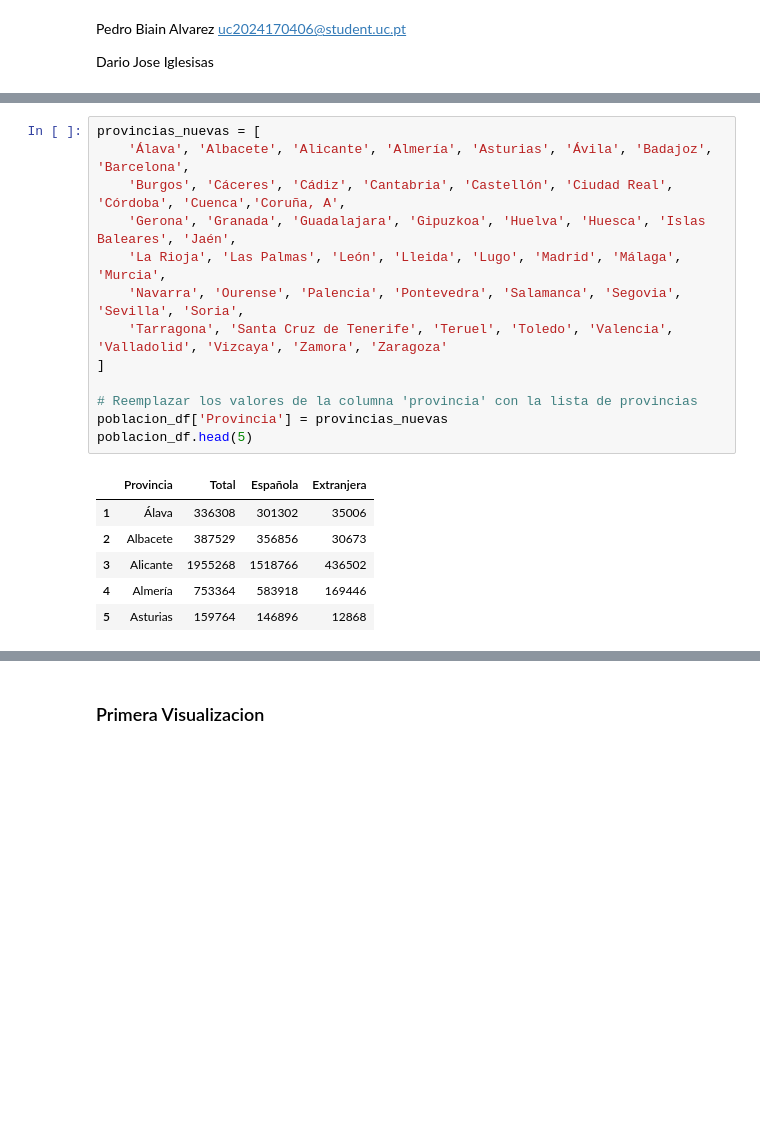
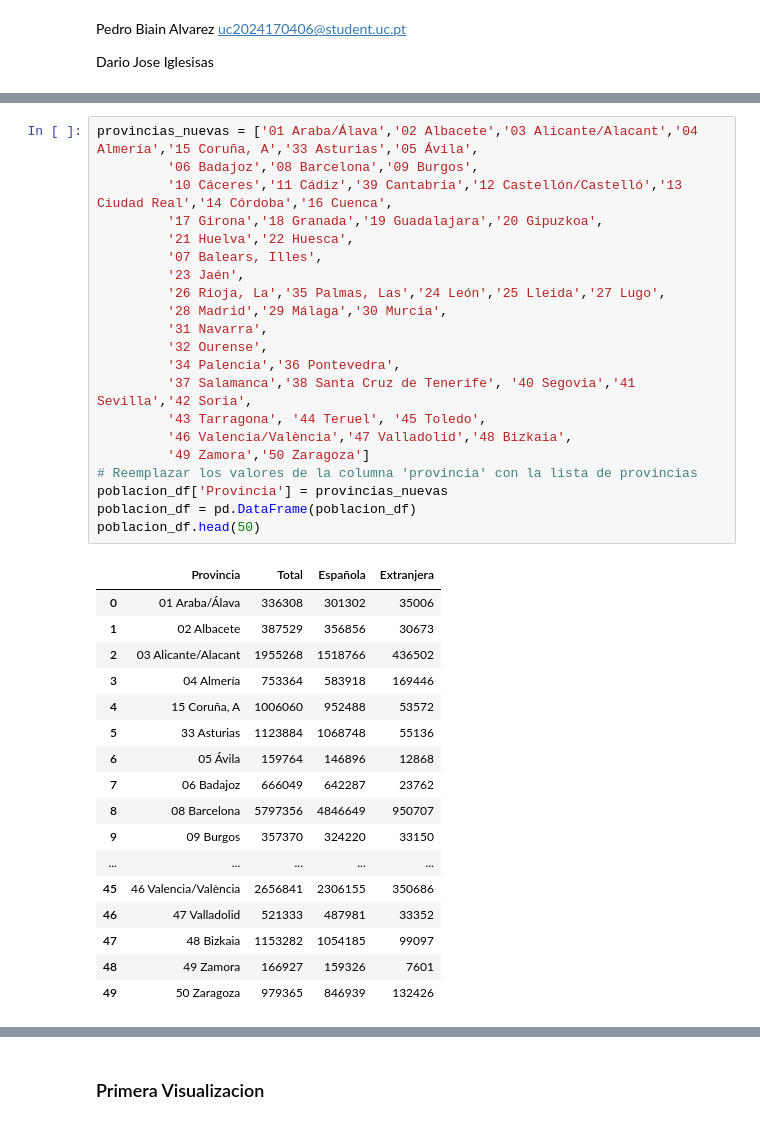
Before and after one commit to Pedrobiain10/VD-Project, a Jupyter notebook: prueba2.ipynb, the cells around one changed output, grey strips where cells are left out. Cells and saved outputs as stored; diff of their text form; blank space fills up the shorter version.

```diff
--- a/prueba2.ipynb
+++ b/prueba2.ipynb
@@ -24,22 +77,41 @@ poblacion_df.tail()
 # %%
-provincias_nuevas = [
-    'Álava', 'Albacete', 'Alicante', 'Almería', 'Asturias', 'Ávila', 'Badajoz', 'Barcelona',
-    'Burgos', 'Cáceres', 'Cádiz', 'Cantabria', 'Castellón', 'Ciudad Real', 'Córdoba', 'Cuenca','Coruña, A',
-    'Gerona', 'Granada', 'Guadalajara', 'Gipuzkoa', 'Huelva', 'Huesca', 'Islas Baleares', 'Jaén',
-    'La Rioja', 'Las Palmas', 'León', 'Lleida', 'Lugo', 'Madrid', 'Málaga', 'Murcia',
-    'Navarra', 'Ourense', 'Palencia', 'Pontevedra', 'Salamanca', 'Segovia', 'Sevilla', 'Soria',
-    'Tarragona', 'Santa Cruz de Tenerife', 'Teruel', 'Toledo', 'Valencia', 'Valladolid', 'Vizcaya', 'Zamora', 'Zaragoza'
-]
-
+provincias_nuevas = ['01 Araba/Álava','02 Albacete','03 Alicante/Alacant','04 Almería','15 Coruña, A','33 Asturias','05 Ávila',
+         '06 Badajoz','08 Barcelona','09 Burgos',
+         '10 Cáceres','11 Cádiz','39 Cantabria','12 Castellón/Castelló','13 Ciudad Real','14 Córdoba','16 Cuenca',
+         '17 Girona','18 Granada','19 Guadalajara','20 Gipuzkoa',
+         '21 Huelva','22 Huesca',
+         '07 Balears, Illes',
+         '23 Jaén',
+         '26 Rioja, La','35 Palmas, Las','24 León','25 Lleida','27 Lugo',
+         '28 Madrid','29 Málaga','30 Murcia',
+         '31 Navarra',
+         '32 Ourense',
+         '34 Palencia','36 Pontevedra',
+         '37 Salamanca','38 Santa Cruz de Tenerife', '40 Segovia','41 Sevilla','42 Soria',
+         '43 Tarragona', '44 Teruel', '45 Toledo',
+         '46 Valencia/València','47 Valladolid','48 Bizkaia',
+         '49 Zamora','50 Zaragoza']
 # Reemplazar los valores de la columna 'provincia' con la lista de provincias
 poblacion_df['Provincia'] = provincias_nuevas
-poblacion_df.head(5)
+poblacion_df = pd.DataFrame(poblacion_df)
+poblacion_df.head(50)
 # %% [output]
 |  | Provincia | Total | Española | Extranjera |
-| 1 | Álava | 336308 | 301302 | 35006 |
-| 2 | Albacete | 387529 | 356856 | 30673 |
-| 3 | Alicante | 1955268 | 1518766 | 436502 |
-| 4 | Almería | 753364 | 583918 | 169446 |
-| 5 | Asturias | 159764 | 146896 | 12868 |
+| 0 | 01 Araba/Álava | 336308 | 301302 | 35006 |
+| 1 | 02 Albacete | 387529 | 356856 | 30673 |
+| 2 | 03 Alicante/Alacant | 1955268 | 1518766 | 436502 |
+| 3 | 04 Almería | 753364 | 583918 | 169446 |
+| 4 | 15 Coruña, A | 1006060 | 952488 | 53572 |
+| 5 | 33 Asturias | 1123884 | 1068748 | 55136 |
+| 6 | 05 Ávila | 159764 | 146896 | 12868 |
+| 7 | 06 Badajoz | 666049 | 642287 | 23762 |
+| 8 | 08 Barcelona | 5797356 | 4846649 | 950707 |
+| 9 | 09 Burgos | 357370 | 324220 | 33150 |
+| ... | ... | ... | ... | ... |
+| 45 | 46 Valencia/València | 2656841 | 2306155 | 350686 |
+| 46 | 47 Valladolid | 521333 | 487981 | 33352 |
+| 47 | 48 Bizkaia | 1153282 | 1054185 | 99097 |
+| 48 | 49 Zamora | 166927 | 159326 | 7601 |
+| 49 | 50 Zaragoza | 979365 | 846939 | 132426 |
 # %%
 df_provincias = pd.read_csv("provincias_actualizado.csv")  # Base de datos de coordenadas
```
Also changed, not shown: parts of 18 cells of this notebook, 1 other file.
